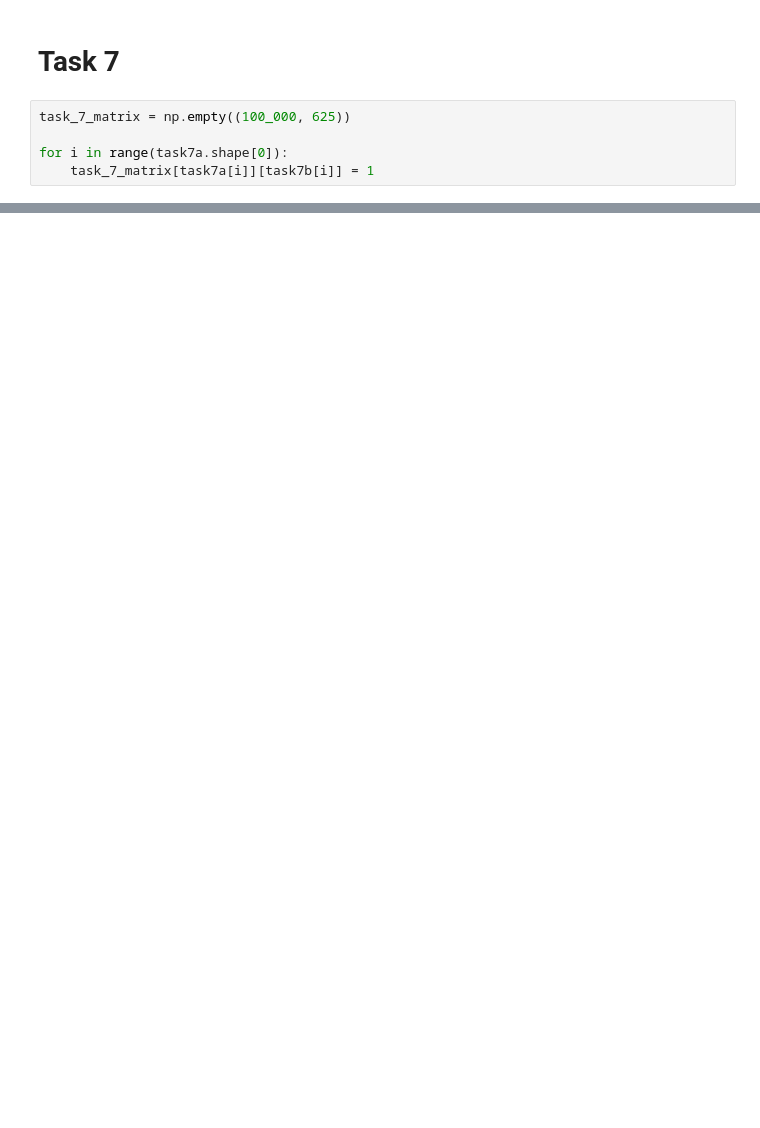
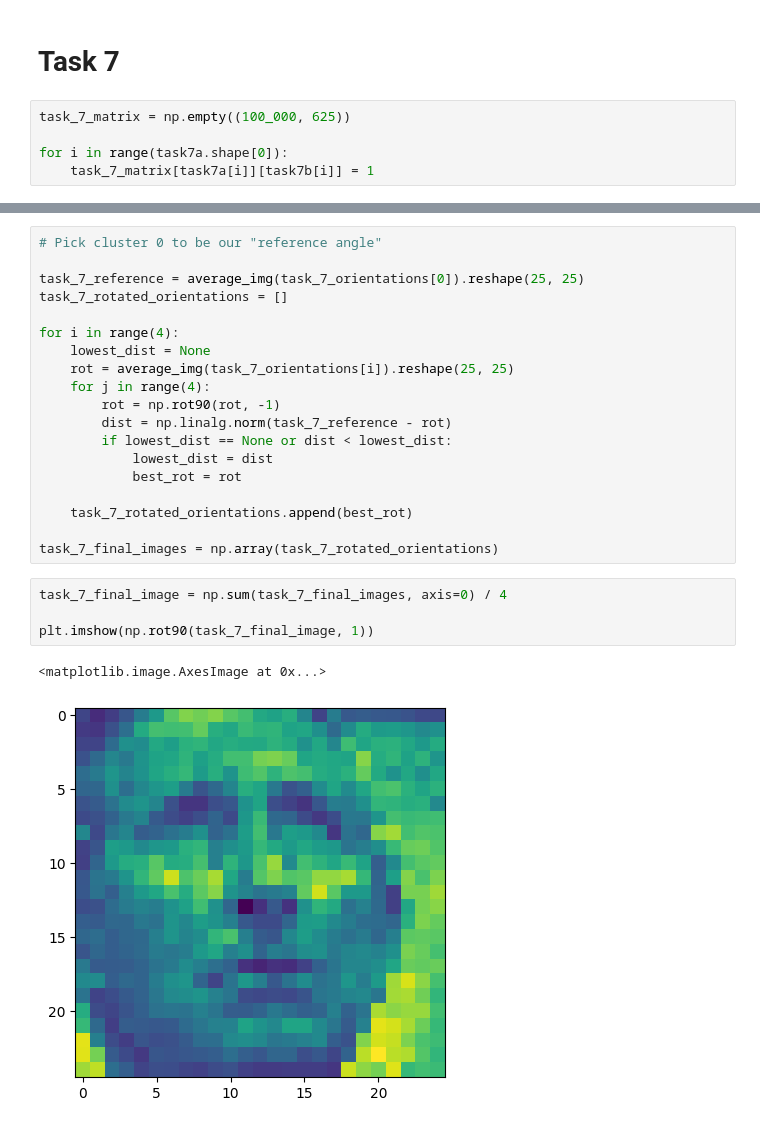
Before and after one commit to jtpotato/simc-2024, a Jupyter notebook: challenge_john_monash.ipynb, the cells around one changed output, grey strips where cells are left out. Saved outputs shown, nothing was run; the diff lists cells and outputs as text; blank space fills up the shorter version.

```diff
--- a/challenge_john_monash.ipynb
+++ b/challenge_john_monash.ipynb
@@ -296,0 +322,26 @@ plt.imshow(np.reshape(average_img(task_7_matrix), (25, 25)), cmap="BuPu")
+# %%
+# Pick cluster 0 to be our "reference angle"
+
+task_7_reference = average_img(task_7_orientations[0]).reshape(25, 25)
+task_7_rotated_orientations = []
+
+for i in range(4):
+    lowest_dist = None
+    rot = average_img(task_7_orientations[i]).reshape(25, 25)
+    for j in range(4):
+        rot = np.rot90(rot, -1)
+        dist = np.linalg.norm(task_7_reference - rot)
+        if lowest_dist == None or dist < lowest_dist:
+            lowest_dist = dist
+            best_rot = rot
+
+    task_7_rotated_orientations.append(best_rot)
+
+task_7_final_images = np.array(task_7_rotated_orientations)
+# %%
+task_7_final_image = np.sum(task_7_final_images, axis=0) / 4
+
+plt.imshow(np.rot90(task_7_final_image, 1))
+# %% [output]
+<matplotlib.image.AxesImage at 0x...>
+[figure, added]
```
Also changed, not shown: parts of 11 cells of this notebook.
